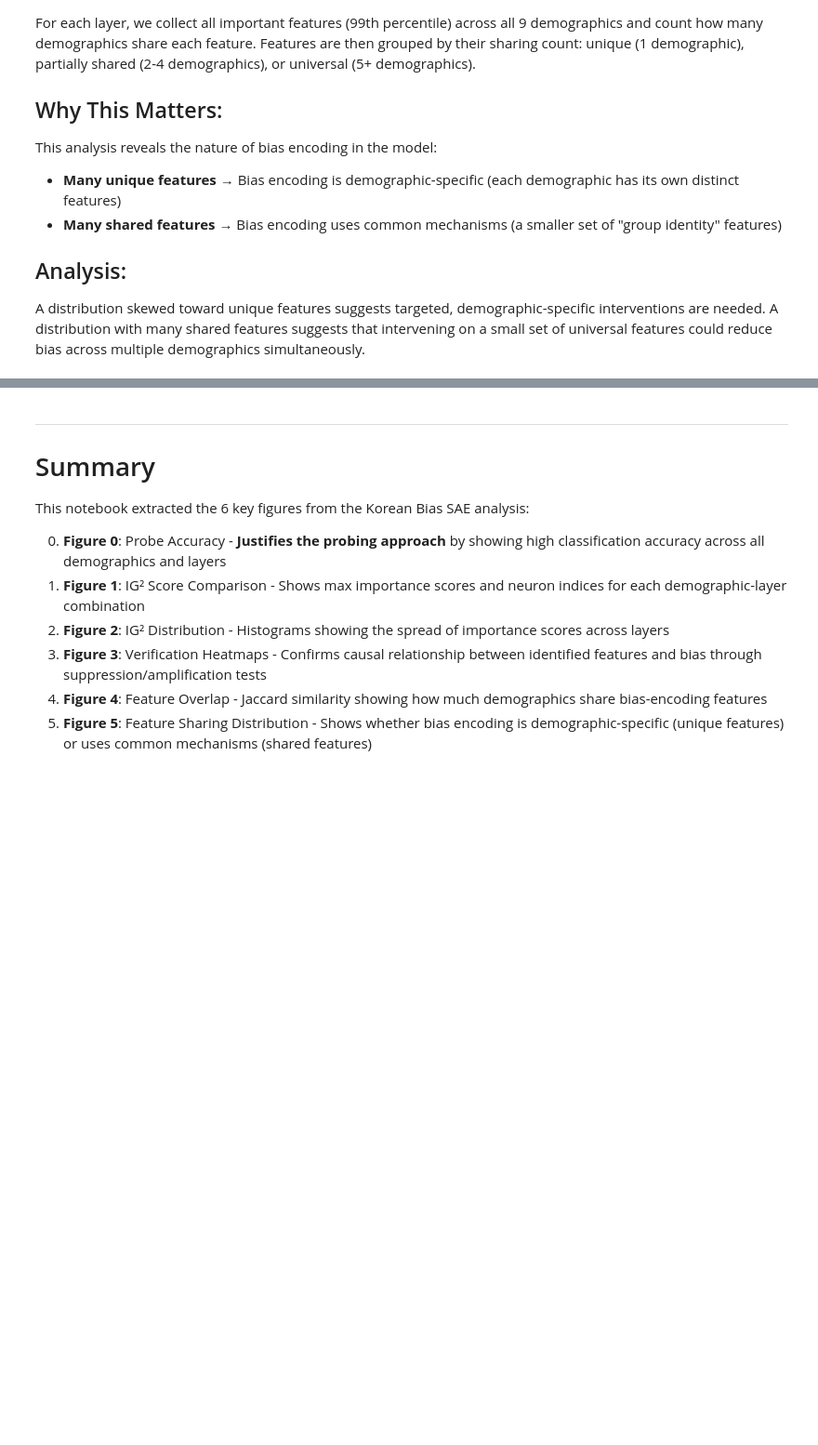
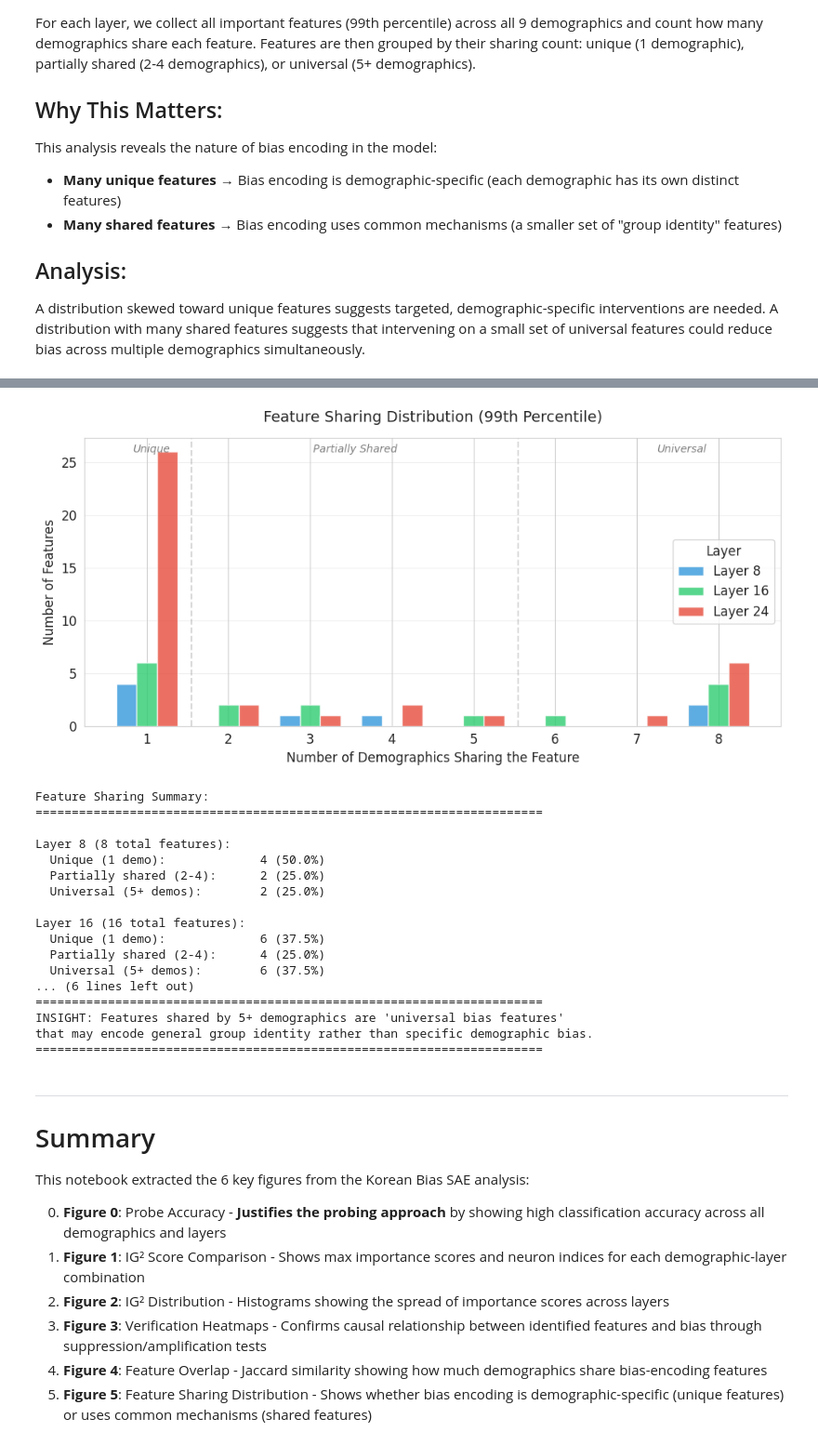
Before and after one commit to youngjinss/Korean-Bias-SAE, a Jupyter notebook: notebooks/visualizations/04_summary_key_figures.ipynb, the cells around one changed output, grey strips where cells are left out. Shown: that part at 93% size. Drawn from its saved outputs; the diff is of its cells as text; code cells hidden in the pictures; blank space fills up the shorter version.

```diff
--- a/notebooks/visualizations/04_summary_key_figures.ipynb
+++ b/notebooks/visualizations/04_summary_key_figures.ipynb
@@ -897,6 +1049,6 @@ print(df_distribution)
 # %%
 # Visualize feature sharing distribution
-fig, ax = plt.subplots(figsize=(12, 6))
+fig, ax = plt.subplots(figsize=(10, 5))
 
 # Pivot for grouped bar chart
 pivot = df_distribution.pivot(index='Shared_By', columns='Layer', values='Feature_Count')
@@ -913,43 +1065,62 @@ for i, (col, color) in enumerate(zip(pivot.columns, colors)):
 
 ax.set_xlabel('Number of Demographics Sharing the Feature', fontsize=12)
 ax.set_ylabel('Number of Features', fontsize=12)
-ax.set_title('Figure 5: Feature Sharing Distribution (99th Percentile)\nHow Many Demographics Share Each Important Feature?',
+ax.set_title('Feature Sharing Distribution (99th Percentile)',
              fontsize=14, pad=15)
 ax.set_xticks(x + width)
 ax.set_xticklabels(pivot.index)
-ax.legend(title='Layer', loc='upper right')
+ax.legend(title='Layer', loc='center right')
 ax.grid(axis='y', alpha=0.3)
 
 # Add category labels
-ax.axvline(x=0.5, color='gray', linestyle='--', alpha=0.3)
-ax.axvline(x=4.5, color='gray', linestyle='--', alpha=0.3)
-ax.text(0.0, ax.get_ylim()[1] * 0.95, 'Unique', fontsize=10, ha='center', style='italic', color='gray')
-ax.text(2.5, ax.get_ylim()[1] * 0.95, 'Partially Shared', fontsize=10, ha='center', style='italic', color='gray')
-ax.text(6.5, ax.get_ylim()[1] * 0.95, 'Universal', fontsize=10, ha='center', style='italic', color='gray')
+ax.axvline(x=0.8, color='gray', linestyle='--', alpha=0.3)
+ax.axvline(x=4.8, color='gray', linestyle='--', alpha=0.3)
+ax.text(0.3, ax.get_ylim()[1] * 0.95, 'Unique', fontsize=10, ha='center', style='italic', color='gray')
+ax.text(2.8, ax.get_ylim()[1] * 0.95, 'Partially Shared', fontsize=10, ha='center', style='italic', color='gray')
+ax.text(6.8, ax.get_ylim()[1] * 0.95, 'Universal', fontsize=10, ha='center', style='italic', color='gray')
 
 plt.tight_layout()
 plt.savefig(ASSETS_DIR / f"fig5_feature_sharing_distribution_{STAGE}.png", dpi=300, bbox_inches='tight')
 plt.show()
 
 # Print summary statistics
 print("\nFeature Sharing Summary:")
 print("=" * 70)
 for lq in LAYER_QUANTILES:
     lq_data = df_sharing[df_sharing['Layer'] == lq]
     total = len(lq_data)
     unique = len(lq_data[lq_data['Shared_By_N_Demographics'] == 1])
     partial = len(lq_data[(lq_data['Shared_By_N_Demographics'] >= 2) & (lq_data['Shared_By_N_Demographics'] <= 4)])
     universal = len(lq_data[lq_data['Shared_By_N_Demographics'] >= 5])
 
     print(f"\n{LAYER_LABELS[lq]} ({total} total features):")
     print(f"  Unique (1 demo):           {unique:3d} ({unique/total*100:.1f}%)")
     print(f"  Partially shared (2-4):    {partial:3d} ({partial/total*100:.1f}%)")
     print(f"  Universal (5+ demos):      {universal:3d} ({universal/total*100:.1f}%)")
 
 print("\n" + "=" * 70)
 print("INSIGHT: Features shared by 5+ demographics are 'universal bias features'")
 print("that may encode general group identity rather than specific demographic bias.")
 print("=" * 70)
+# %% [output]
+[figure, added]
+Feature Sharing Summary:
+======================================================================
+
+Layer 8 (8 total features):
+  Unique (1 demo):             4 (50.0%)
+  Partially shared (2-4):      2 (25.0%)
+  Universal (5+ demos):        2 (25.0%)
+
+Layer 16 (16 total features):
+  Unique (1 demo):             6 (37.5%)
+  Partially shared (2-4):      4 (25.0%)
+  Universal (5+ demos):        6 (37.5%)
+... (6 lines left out)
+======================================================================
+INSIGHT: Features shared by 5+ demographics are 'universal bias features'
+that may encode general group identity rather than specific demographic bias.
+======================================================================
 # %% [markdown]
 ---
 # Summary
```
Also changed, not shown: parts of 18 cells of this notebook.
